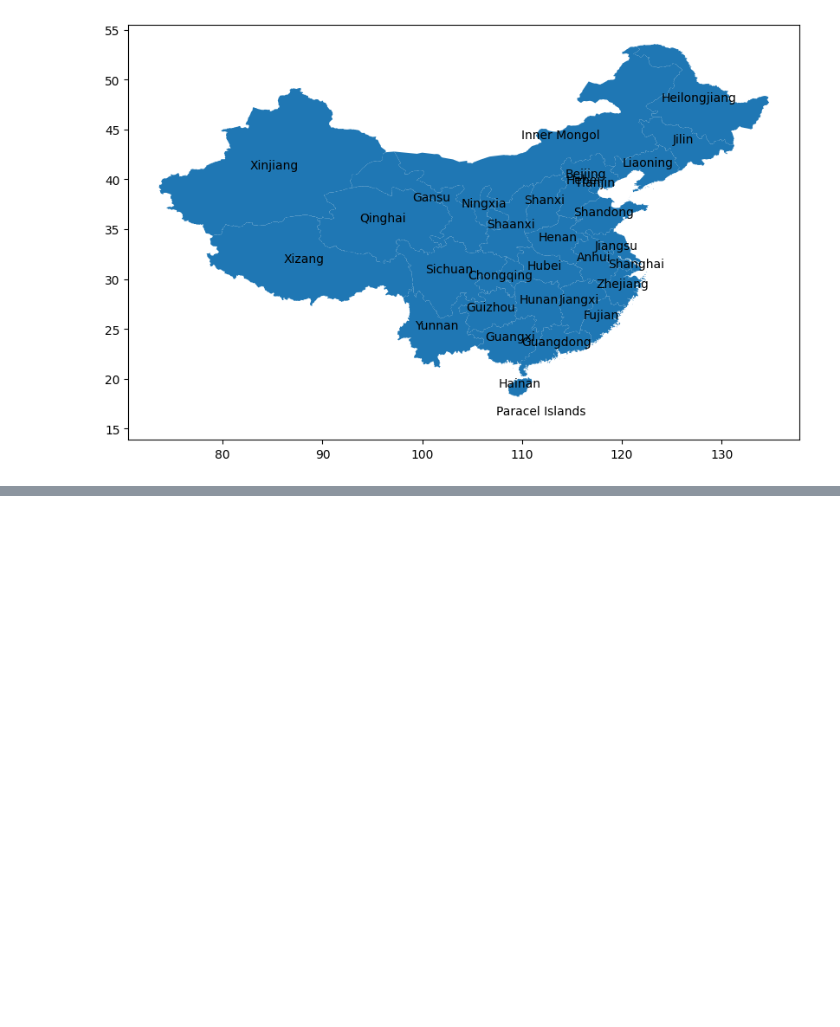
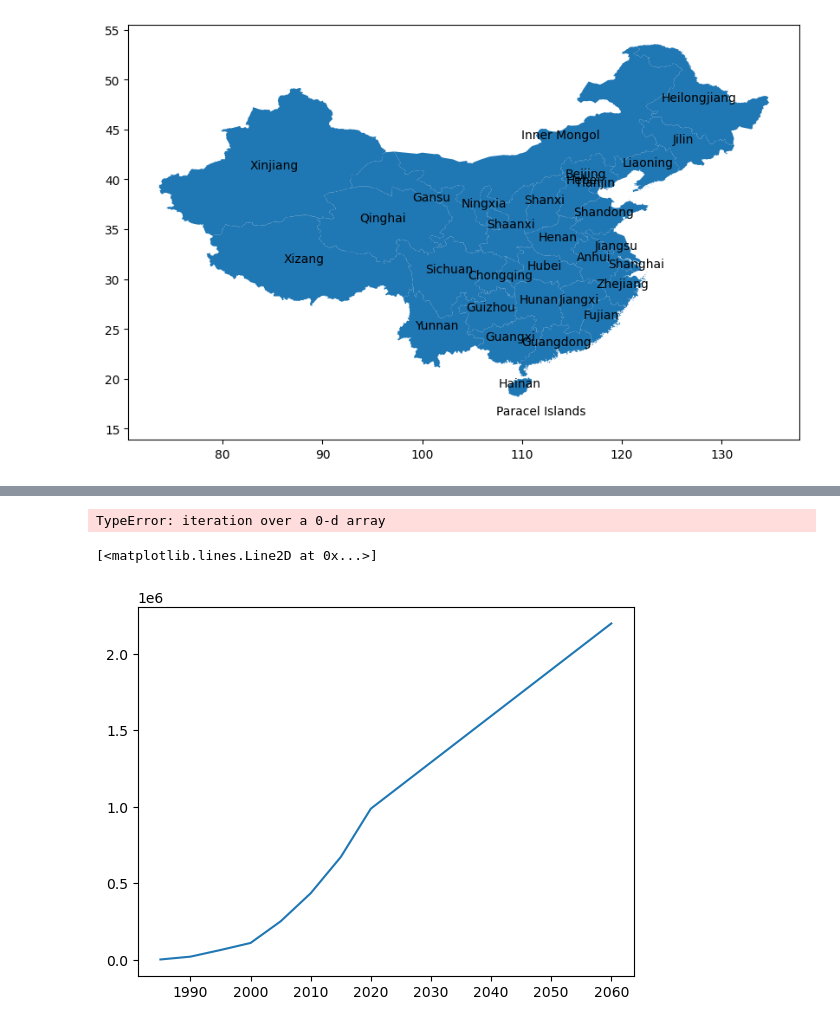
Before and after one commit to pik-piam/PyPSA-China-PIK, a Jupyter notebook: workflow/notebooks/dev-fetch-shape.ipynb, the cells around one changed output, grey strips where cells are left out. Drawn from its saved outputs; the diff is of its cells as text; code cells hidden in the pictures; blank space fills up the shorter version.

```diff
--- a/workflow/notebooks/dev-fetch-shape.ipynb
+++ b/workflow/notebooks/dev-fetch-shape.ipynb
@@ -201,0 +211,6 @@ gpd.read_file(target)
+# %%
+import pandas as pd
+from shapely import Point
+pd.DataFrame({"Coordinates":tuple(map(Point(tuple), [[1,0],[2,0],[3,0],]))})
+# %% [output]
+TypeError: iteration over a 0-d array
@@ -201,0 +222,18 @@ gpd.read_file(target)
+# %%
+x = np.array([1985, 1990, 1995, 2000, 2005, 2010, 2015, 2020, 2060])
+y = np.array(
+    [2742, 21263, 64645, 110766, 252056, 435668, 672205, 988209, 2198504]
+)  # 10000 m2
+
+def func(x, a, b, c, d):
+    return a * x**3 + b * x**2 + c * x + d
+
+
+# Perform curve fitting
+# popt, pcov = curve_fit(func, x, y)
+# factor = func(2060, *popt) / func(2020, *popt)
+
+plt.plot(x, y)
+# %% [output]
+[<matplotlib.lines.Line2D at 0x...>]
+[figure, added]
```
Also changed, not shown: parts of 5 cells of this notebook, 1 other file.
